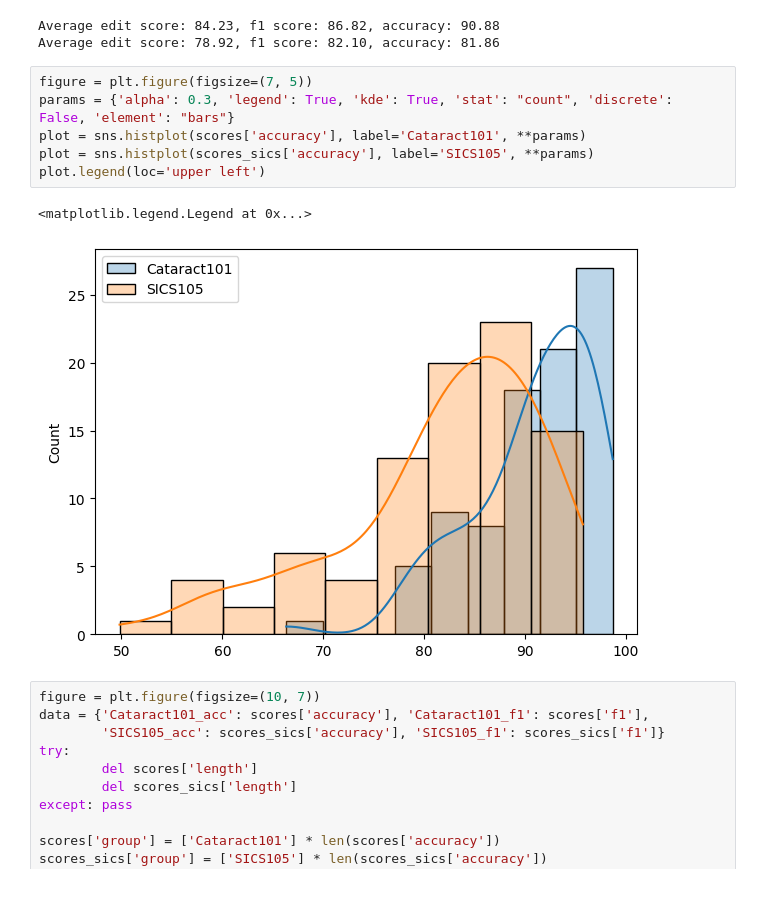
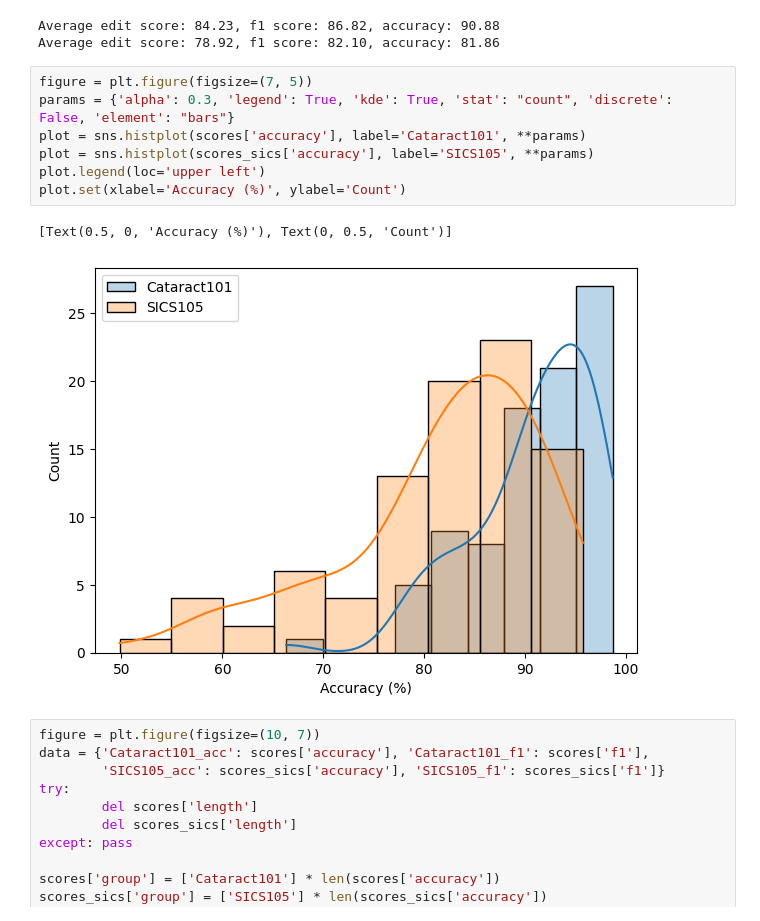
Before and after one commit to Bhuvan-21/MS-TCN2-med, a Jupyter notebook: notebooks/per_video_evaluation.ipynb, the cells around one changed output. Saved outputs shown, nothing was run; the diff lists cells and outputs as text; blank space fills up the shorter version.

```diff
--- a/notebooks/per_video_evaluation.ipynb
+++ b/notebooks/per_video_evaluation.ipynb
@@ -78,12 +78,13 @@ Average edit score: 78.92, f1 score: 82.10, accuracy: 81.86
 # %%
 figure = plt.figure(figsize=(7, 5))
 params = {'alpha': 0.3, 'legend': True, 'kde': True, 'stat': "count", 'discrete': False, 'element': "bars"}
 plot = sns.histplot(scores['accuracy'], label='Cataract101', **params)
 plot = sns.histplot(scores_sics['accuracy'], label='SICS105', **params)
 plot.legend(loc='upper left')
+plot.set(xlabel='Accuracy (%)', ylabel='Count')
 # %% [output]
-<matplotlib.legend.Legend at 0x...>
+[Text(0.5, 0, 'Accuracy (%)'), Text(0, 0.5, 'Count')]
-[figure, old version]
+[figure, new version]
 # %%
 figure = plt.figure(figsize=(10, 7))
 data = {'Cataract101_acc': scores['accuracy'], 'Cataract101_f1': scores['f1'],
```
Also changed, not shown: parts of 1 cell of this notebook, 6 other files.
